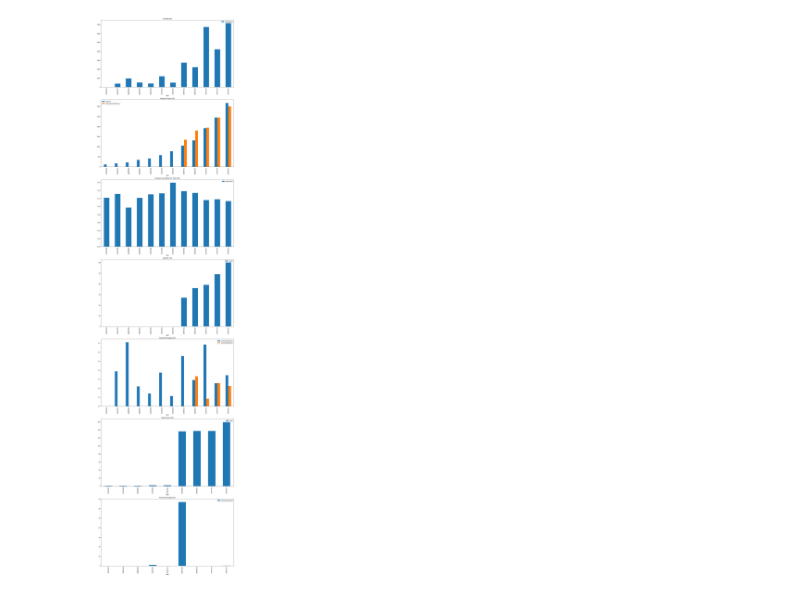
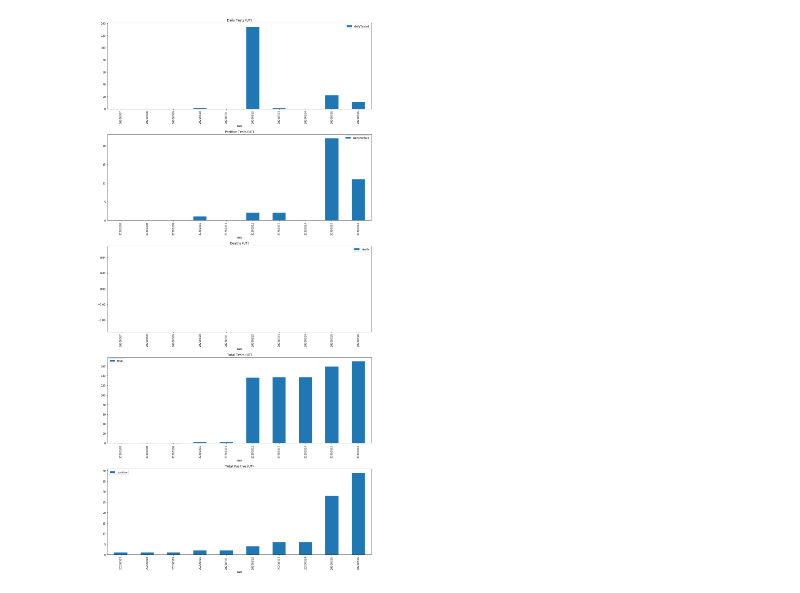
Before and after one commit to brkpt/covid19tracker, a Jupyter notebook: Corona.ipynb, the cells around one changed output. Drawn from its saved outputs; the diff is of its cells as text; code cells hidden in the pictures.

Commit message:
Split country from state

```diff
--- a/Corona.ipynb
+++ b/Corona.ipynb
@@ -14,46 +14,34 @@ countrySummary = 'https://covidtracking.com/api/us/daily'
 statesCurrent = 'https://covidtracking.com/api/states/daily'
 h = httplib2.Http('.cache')
 
-# Create figure/axes
-fig, (countryTested,countryPositives,countryPositivePct,countryDeaths,percAx,utahAx,utahPercAx) = plt.subplots(nrows=7,ncols=1,figsize=(15,60))
-
-# Get state data
+# Get data
 (response,stateDataRaw) = h.request(statesCurrent,'GET')
 stateDataDf = pd.DataFrame(json.loads(stateDataRaw.decode('UTF-8')))
-utahDataDf = stateData[stateData['state']=='UT'].sort_values(by=['date'])
-utahDataDf['pctChangeTested'] = utahDataDf['total'].pct_change(fill_method='pad')
-utahDataDf['pctChangeDeaths'] = utahDataDf['death'].pct_change(fill_method='pad')
-utahDataDf['presumptivePositives'] = utahDataDf['death'].apply(lambda d: d/.02)
 
-# Get US data
 (response,countryRaw) = h.request(countrySummary,'GET')
 countryDf = pd.DataFrame(json.loads(countryRaw.decode('UTF-8')))
-countryDf['pctChangeTested'] = countryDf['total'].pct_change(fill_method='pad')
-countryDf['dailyTested'] = countryDf['total'].diff()
-countryDf['pctChangeDeaths'] = countryDf['death'].pct_change(fill_method='pad')
-countryDf['presumptivePositives'] = countryDf['death'].apply(lambda d:  d/.02)
-countryDf['positivePct'] = countryDf.apply(lambda o: o['positive']/o['total'], axis=1)
-
-# Draw country data
-countryTested.set_title('Tested (US)')
-countryPositives.set_title('Positive Tests (US)')
-countryPositivePct.set_title('Positive Test Rate Per Test (US)')
-countryDeaths.set_title('Deaths (US)')
-percAx.set_title('Percent Change (US)')
-
-countryDf[['date', 'dailyTested']].plot.bar(ax=countryTested,x='date')
-countryDf[['date', 'positive', 'presumptivePositives']].plot.bar(ax=countryPositives,x='date')
-countryDf[['date', 'positivePct']].plot.bar(ax=countryPositivePct,x='date')
-countryDf[['date', 'death']].plot.bar(ax=countryDeaths,x='date')
-countryDf[['date','pctChangeTested','pctChangeDeaths']].plot.bar(ax=percAx,x='date')
-
-# Draw Utah data
-utahAx.set_title('Total Tests (UT)')
-utahPercAx.set_title('Percent Change (UT)')
-
-utahDataDf[['date', 'total']].plot.bar(ax=utahAx,x='date')
-utahDataDf[['date', 'pctChangeTested']].plot.bar(ax=utahPercAx,x='date')
-
-fig.tight_layout()
-# %% [output]
-[figure, removed]
+# %%
+# Create figure/axes
+stateFig, (utahDailyTested,utahDailyPositive,utahTotalDeaths,utahTotalTests,utahTotalPositive) = plt.subplots(nrows=5,ncols=1,figsize=(15,30))
+
+utahDataDf = stateDataDf[stateDataDf['state']=='UT'].sort_values(by=['date'])
+utahDataDf['pctChangeTested'] = utahDataDf['total'].pct_change(fill_method='pad')
+utahDataDf['pctChangeDeaths'] = utahDataDf['death'].pct_change(fill_method='pad')
+utahDataDf['dailyTested'] = utahDataDf['total'].diff()
+utahDataDf['dailyPositive'] = utahDataDf['positive'].diff()
+
+# Draw Utah data
+utahDailyTested.set_title('Daily Tests (UT)')
+utahDailyPositive.set_title('Positive Tests (UT)')
+utahTotalDeaths.set_title('Deaths (UT)')
+utahTotalTests.set_title('Total Tests (UT)')
+utahTotalPositive.set_title('Total Positive (UT)')
+
+utahDataDf[['date', 'dailyTested']].plot.bar(ax=utahDailyTested,x='date')
+utahDataDf[['date', 'dailyPositive']].plot.bar(ax=utahDailyPositive,x='date')
+utahDataDf[['date', 'death']].plot.bar(ax=utahTotalDeaths,x='date')
+utahDataDf[['date', 'total']].plot.bar(ax=utahTotalTests,x='date')
+utahDataDf[['date', 'positive']].plot.bar(ax=utahTotalPositive,x='date')
+stateFig.tight_layout()
+# %% [output]
+[figure, added]
```
Also changed, not shown: parts of 1 cell of this notebook.
